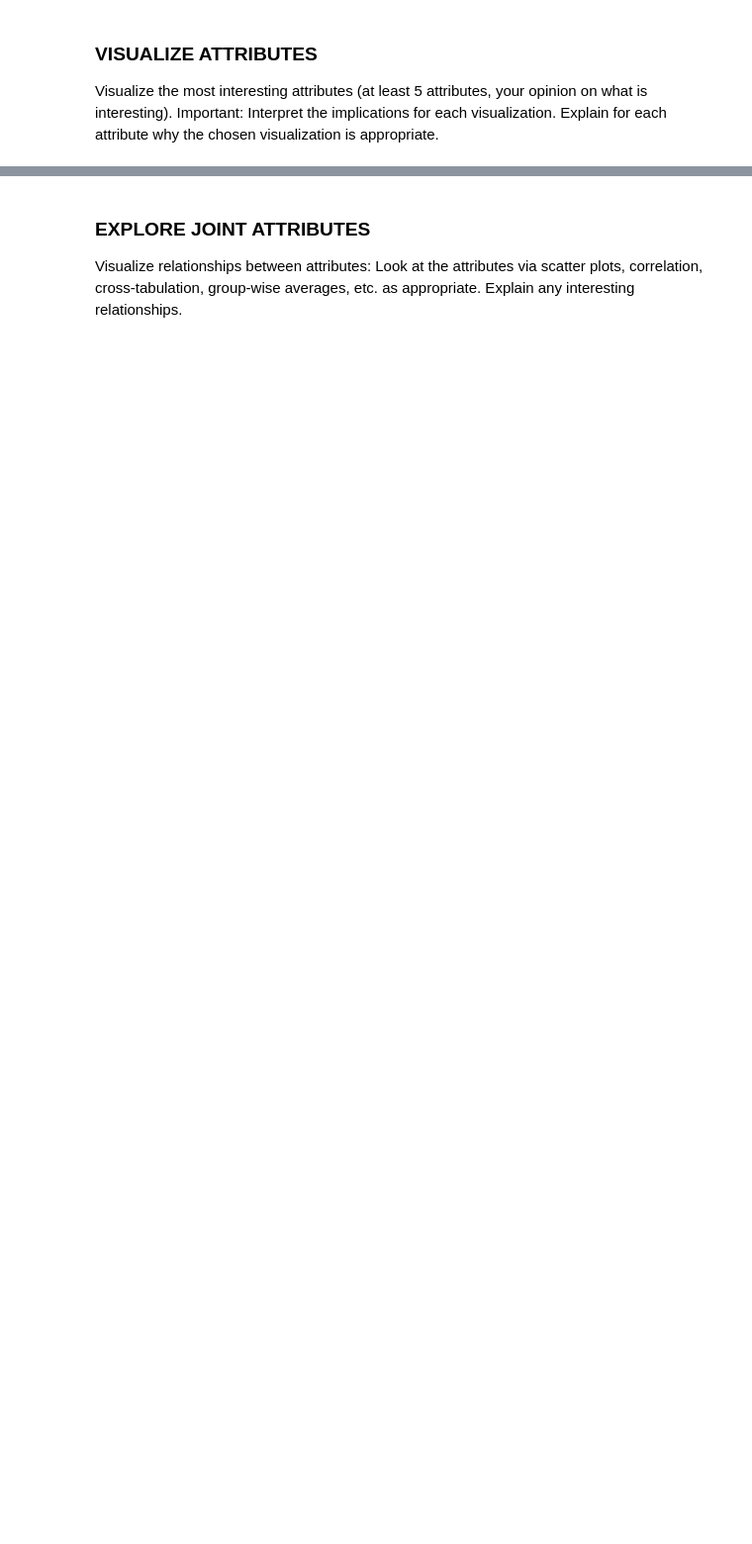
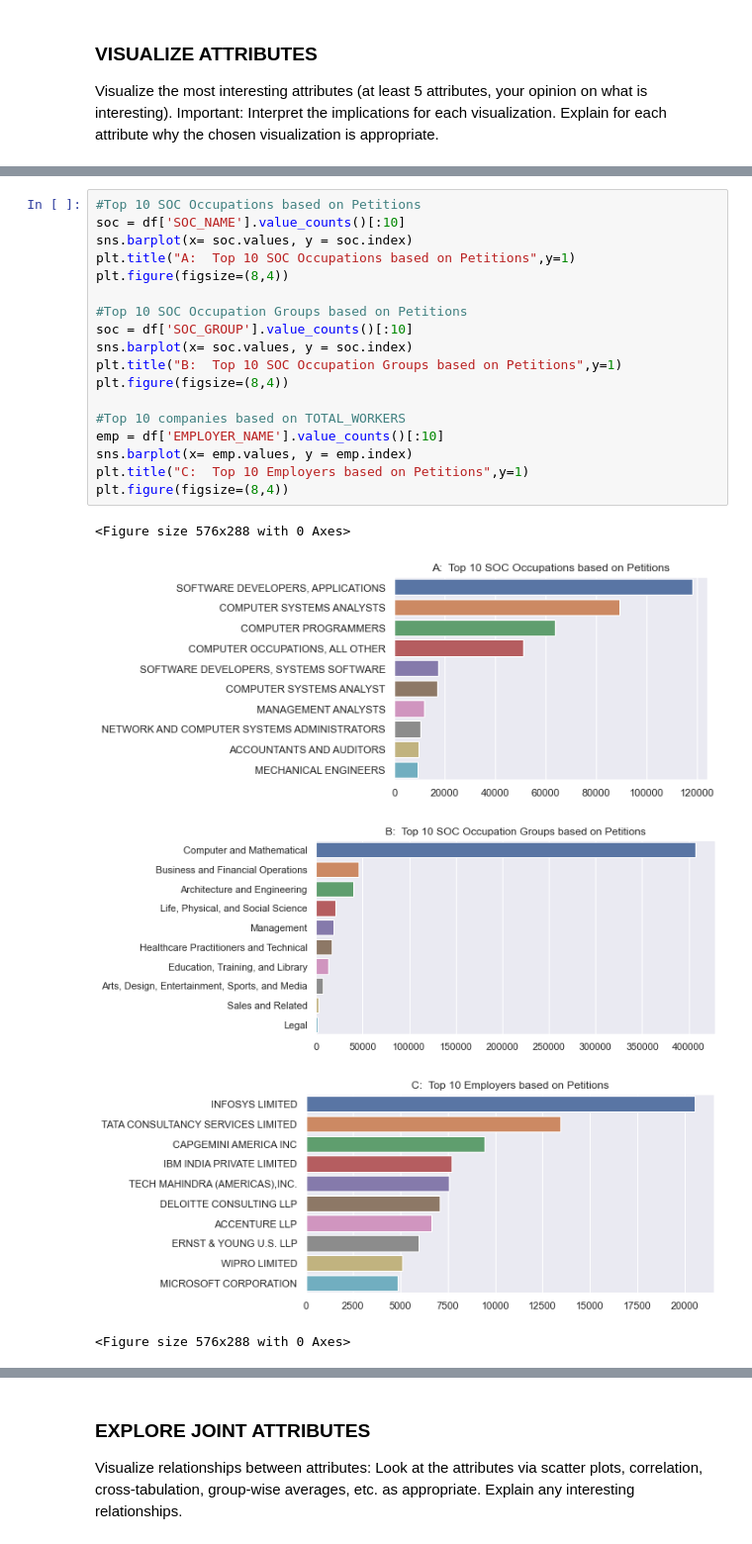
Before and after one commit to trishattah/DS_7331_Projects, a Jupyter notebook: Visa_project_code/MASTER_Lab1_Group_4.ipynb, the cells around one changed output, grey strips where cells are left out. Shown: that part at 99% size. Saved outputs shown, nothing was run; the diff lists cells and outputs as text; blank space fills up the shorter version.

```diff
--- a/Visa_project_code/MASTER_Lab1_Group_4.ipynb
+++ b/Visa_project_code/MASTER_Lab1_Group_4.ipynb
@@ -150,0 +180,24 @@ Explain for each attribute why the chosen visualization is appropriate.
+# %%
+#Top 10 SOC Occupations based on Petitions
+soc = df['SOC_NAME'].value_counts()[:10]
+sns.barplot(x= soc.values, y = soc.index)
+plt.title("A:  Top 10 SOC Occupations based on Petitions",y=1)
+plt.figure(figsize=(8,4))
+
+#Top 10 SOC Occupation Groups based on Petitions
+soc = df['SOC_GROUP'].value_counts()[:10]
+sns.barplot(x= soc.values, y = soc.index)
+plt.title("B:  Top 10 SOC Occupation Groups based on Petitions",y=1)
+plt.figure(figsize=(8,4))
+
+#Top 10 companies based on TOTAL_WORKERS
+emp = df['EMPLOYER_NAME'].value_counts()[:10]
+sns.barplot(x= emp.values, y = emp.index)
+plt.title("C:  Top 10 Employers based on Petitions",y=1)
+plt.figure(figsize=(8,4))
+# %% [output]
+<Figure size 576x288 with 0 Axes>
+[figure, added]
+[figure, added]
+[figure, added]
+<Figure size 576x288 with 0 Axes>
```
Also changed, not shown: parts of 26 cells of this notebook.
